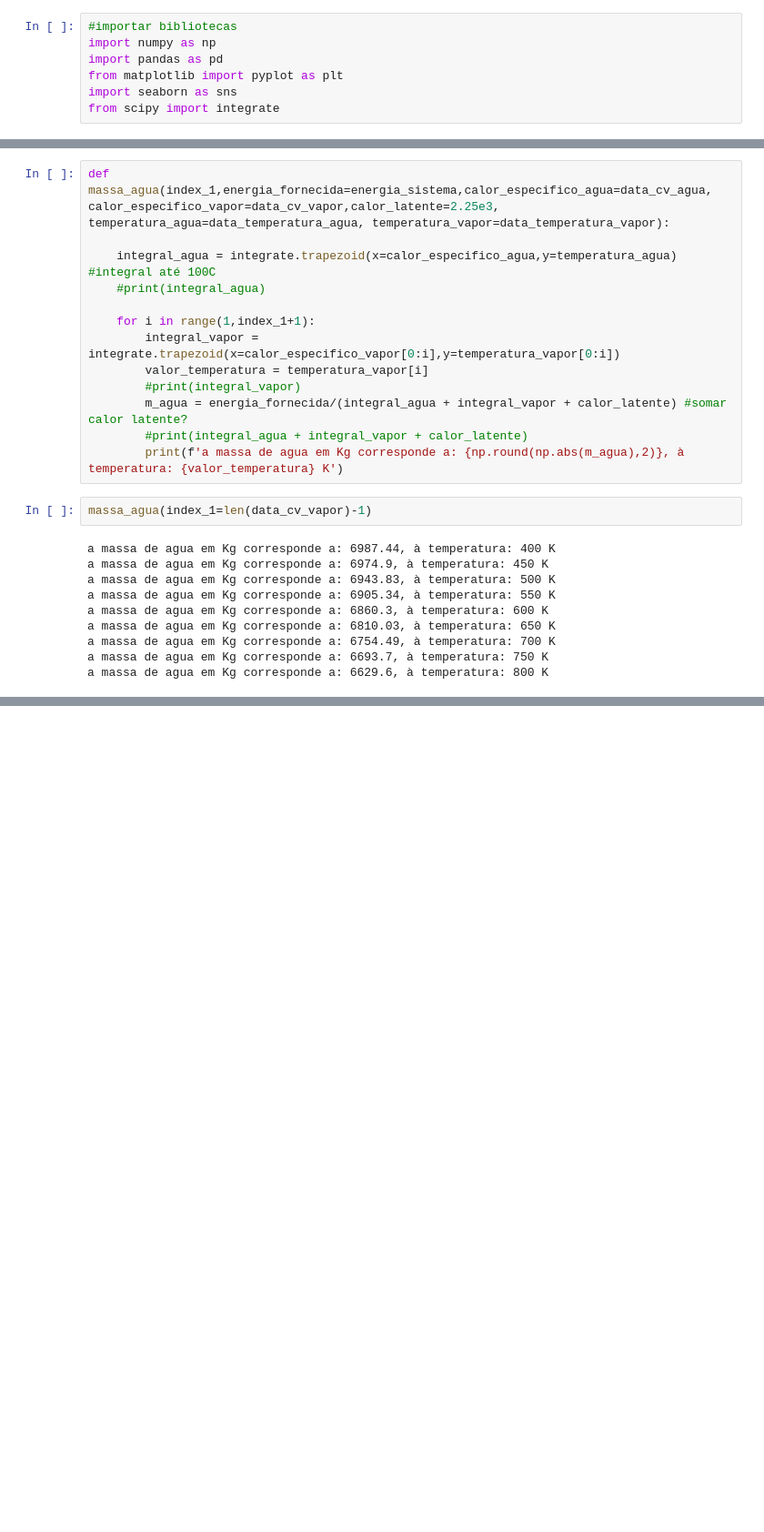
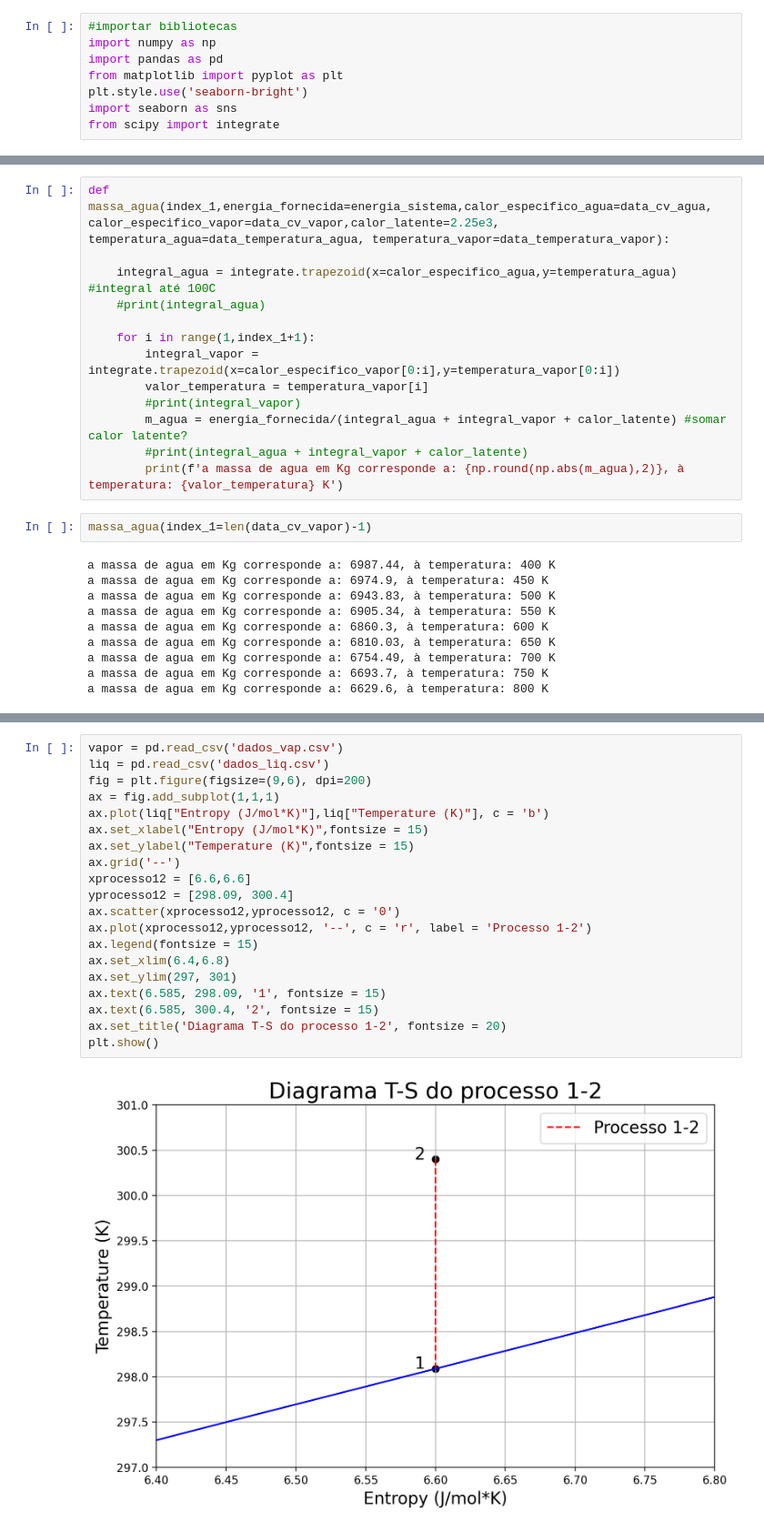
Before and after one commit to Gbeneti/Trabalho-Termodin-mica-Avan-ada, a Jupyter notebook: Desafio_4/Desafio_04.ipynb, the cells around one changed output, grey strips where cells are left out. Shown: that part at 91% size. Drawn from its saved outputs; the diff is of its cells as text; blank space fills up the shorter version.

```diff
--- a/Desafio_4/Desafio_04.ipynb
+++ b/Desafio_4/Desafio_04.ipynb
@@ -5,6 +5,7 @@
 import numpy as np
 import pandas as pd
 from matplotlib import pyplot as plt
+plt.style.use('seaborn-bright')
 import seaborn as sns
 from scipy import integrate
 # %% [markdown]
@@ -217,0 +190,22 @@ plt.show()
+# %%
+vapor = pd.read_csv('dados_vap.csv')
+liq = pd.read_csv('dados_liq.csv')
+fig = plt.figure(figsize=(9,6), dpi=200)
+ax = fig.add_subplot(1,1,1)
+ax.plot(liq["Entropy (J/mol*K)"],liq["Temperature (K)"], c = 'b')
+ax.set_xlabel("Entropy (J/mol*K)",fontsize = 15)
+ax.set_ylabel("Temperature (K)",fontsize = 15)
+ax.grid('--')
+xprocesso12 = [6.6,6.6]
+yprocesso12 = [298.09, 300.4]
+ax.scatter(xprocesso12,yprocesso12, c = '0')
+ax.plot(xprocesso12,yprocesso12, '--', c = 'r', label = 'Processo 1-2')
+ax.legend(fontsize = 15)
+ax.set_xlim(6.4,6.8)
+ax.set_ylim(297, 301)
+ax.text(6.585, 298.09, '1', fontsize = 15)
+ax.text(6.585, 300.4, '2', fontsize = 15)
+ax.set_title('Diagrama T-S do processo 1-2', fontsize = 20)
+plt.show()
+# %% [output]
+[figure, added]
```
Also changed, not shown: parts of 22 cells of this notebook, 3 other files.
